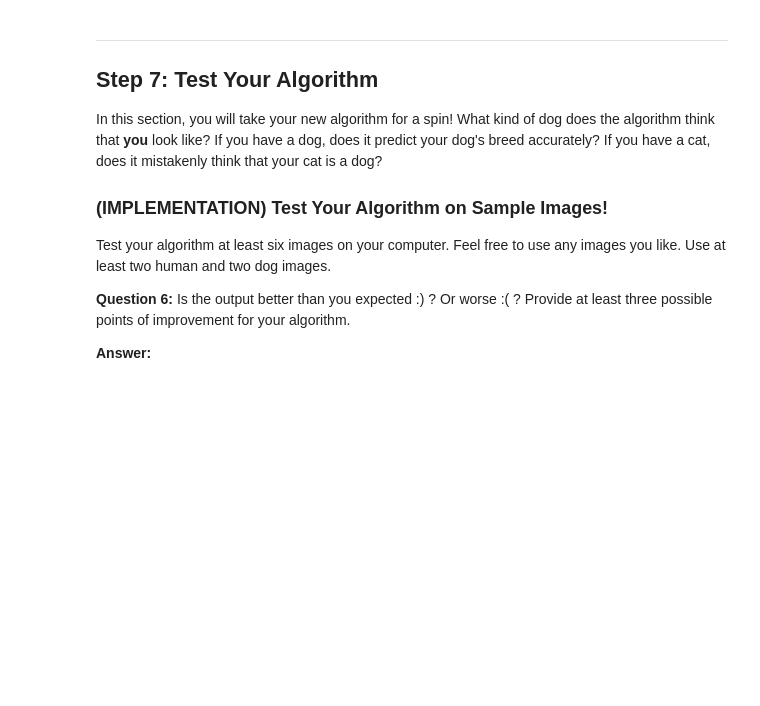
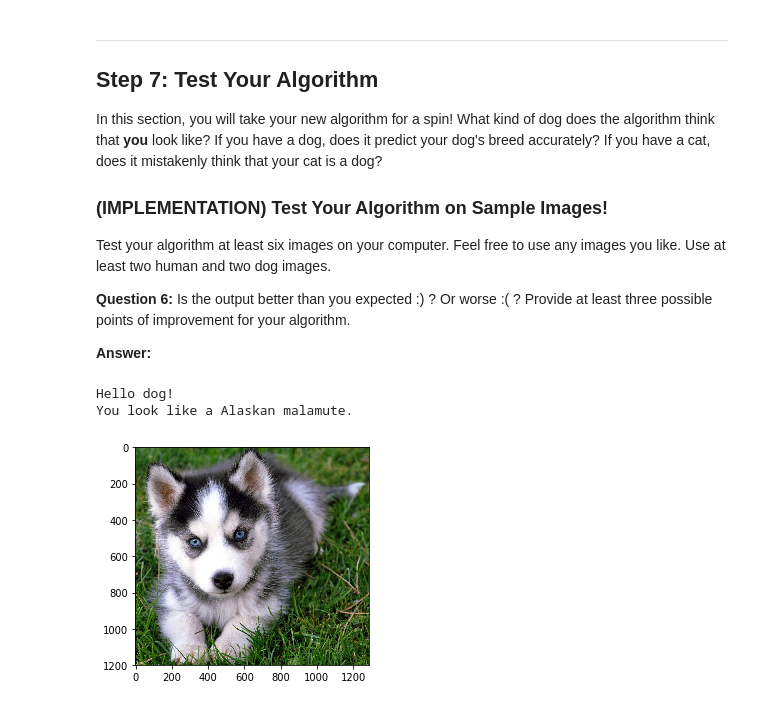
Before and after one commit to miknoj/Dog-Classifier, a Jupyter notebook: dog_app.ipynb, the cells around one changed output. Cells and saved outputs as stored; diff of their text form; code cells hidden in the pictures; blank space fills up the shorter version.

Commit message:
Finished all the coding sections. All that remains in fine tuning any models and answering the questions.

```diff
--- a/dog_app.ipynb
+++ b/dog_app.ipynb
@@ -597,6 +634,9 @@ __Answer:__
 ### (IMPLEMENTATION) Compile the Model
 # %%
 ### TODO: Compile the model.
+
+### DONE!
+Resnet50_model.compile(loss='categorical_crossentropy', optimizer='rmsprop', metrics=['accuracy'])
 # %% [markdown]
 ### (IMPLEMENTATION) Train the Model
 
@@ -609,6 +677,9 @@ You are welcome to [augment the training data](https://blog.keras.io/building-po
 ### (IMPLEMENTATION) Load the Model with the Best Validation Loss
 # %%
 ### TODO: Load the model weights with the best validation loss.
+
+### DONE!
+Resnet50_model.load_weights('saved_models/weights.best.RESNET50.hdf5')
 # %% [markdown]
 ### (IMPLEMENTATION) Test the Model
 
@@ -657,3 +745,36 @@ Some sample output for our algorithm is provided below, but feel free to design
+# %%
+### TODO: Write your algorithm.
+### Feel free to use as many code cells as needed.
+
+### DONE!
+import re
+
+def human_dog_detector(img_path):
+    '''DOCSTRING
+    '''
+    species = ''
+
+    # The order of detectors is really important here.
+    # Turns out the face detector is less reliable than
+    # the dog detector.
+    if dog_detector(img_path):
+        species = 'dog'
+    elif face_detector(img_path):
+        species = 'human'
+    else:
+        raise Exception('The provided image cannot \
+        understood by the algorithm. ')
+
+    breed = RESNET50_predict_breed(img_path)
+
+    img = cv2.imread(img_path)
+    cv_rgb = cv2.cvtColor(img, cv2.COLOR_BGR2RGB)
+
+    print('Hello {}!\nYou look like a {}.' \
+      .format(species, " ".join(re.findall(r'[A-Za-z]+', breed))))
+
+    plt.imshow(cv_rgb)
+    plt.show()
 # %% [markdown]
 ---
 <a id='step7'></a>
@@ -671,4 +792,14 @@ __Answer:__
 # %%
 ## TODO: Execute your algorithm from Step 6 on
 ## at least 6 images on your computer.
 ## Feel free to use as many code cells as needed.
+
+### 1st DONE!
+
+img_path = 'images/step6_test/husky1-1.jpg'
+
+human_dog_detector(img_path)
+# %% [output]
+Hello dog!
+You look like a Alaskan malamute.
+[figure, added]
```
Also changed, not shown: parts of 20 cells of this notebook, 9 other files.
